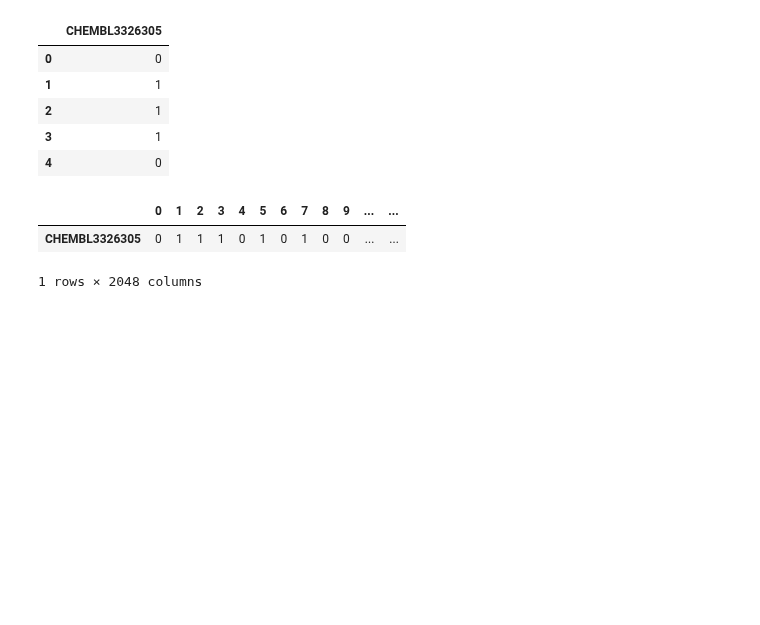
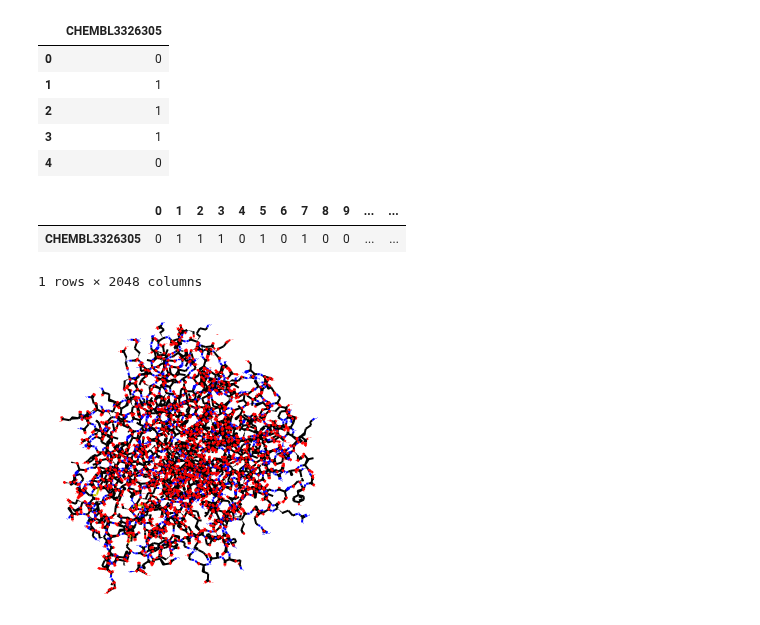
Before and after one commit to pharm-me/ML-repository, a Jupyter notebook: Pharm_proj/Try_some_RDKIT .ipynb, the cells around one changed output. Drawn from its saved outputs; the diff is of its cells as text; code cells hidden in the pictures; blank space fills up the shorter version.

```diff
--- a/Pharm_proj/Try_some_RDKIT .ipynb
+++ b/Pharm_proj/Try_some_RDKIT .ipynb
@@ -72,0 +75,6 @@ df.transpose()
+# %%
+mol = rd.MolFromPDBFile('6rmj.pdb')
+# %%
+Draw.MolToImage(mol)
+# %% [output]
+[figure, added]
```
Also changed, not shown: parts of 1 cell of this notebook, 5 other files.
